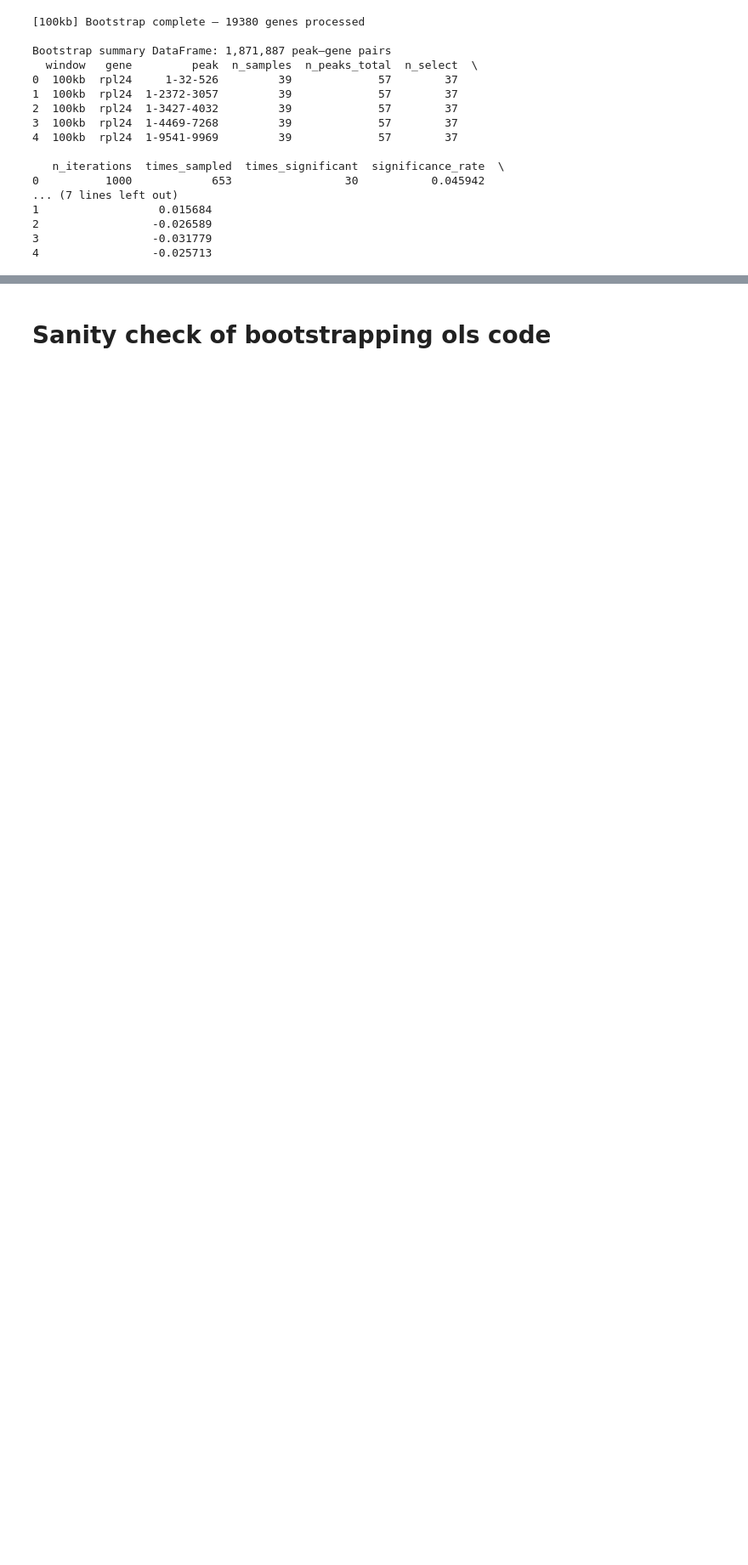
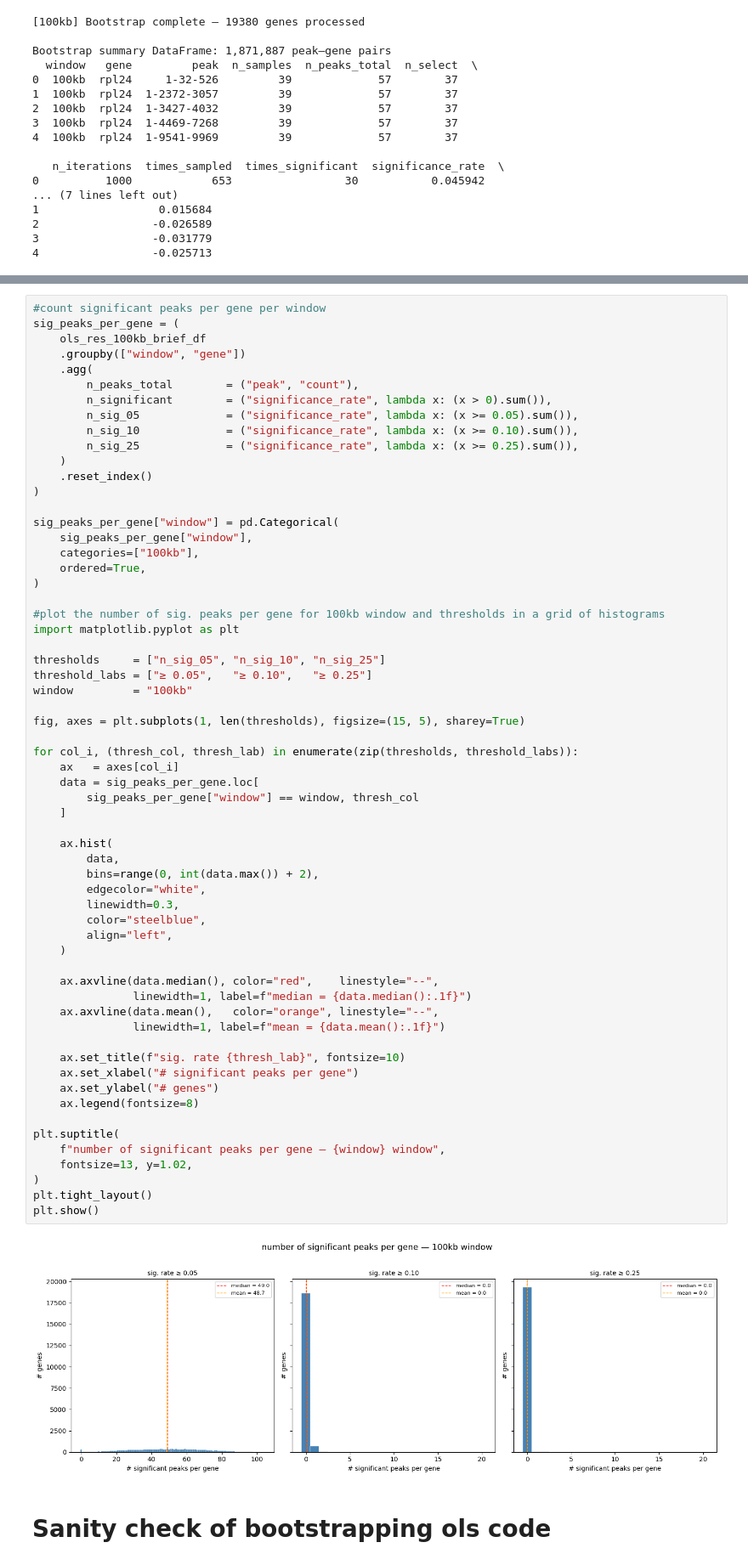
Before and after one commit to smin07/BA, a Jupyter notebook: notebooks/RNA_ATAC_ols_lm_ct.ipynb, the cells around one changed output, grey strips where cells are left out. Shown at 85% size. Drawn from its saved outputs; the diff is of its cells as text; blank space fills up the shorter version.

```diff
--- a/notebooks/RNA_ATAC_ols_lm_ct.ipynb
+++ b/notebooks/RNA_ATAC_ols_lm_ct.ipynb
@@ -1576,3 +960,66 @@ Bootstrap summary DataFrame: 1,871,887 peak–gene pairs
+# %%
+#count significant peaks per gene per window
+sig_peaks_per_gene = (
+    ols_res_100kb_brief_df
+    .groupby(["window", "gene"])
+    .agg(
+        n_peaks_total        = ("peak", "count"),
+        n_significant        = ("significance_rate", lambda x: (x > 0).sum()),
+        n_sig_05             = ("significance_rate", lambda x: (x >= 0.05).sum()),
+        n_sig_10             = ("significance_rate", lambda x: (x >= 0.10).sum()),
+        n_sig_25             = ("significance_rate", lambda x: (x >= 0.25).sum()),
+    )
+    .reset_index()
+)
+
+sig_peaks_per_gene["window"] = pd.Categorical(
+    sig_peaks_per_gene["window"],
+    categories=["100kb"],
+    ordered=True,
+)
+
+#plot the number of sig. peaks per gene for 100kb window and thresholds in a grid of histograms
+import matplotlib.pyplot as plt
+
+thresholds     = ["n_sig_05", "n_sig_10", "n_sig_25"]
+threshold_labs = ["≥ 0.05",   "≥ 0.10",   "≥ 0.25"]
+window         = "100kb"
+
+fig, axes = plt.subplots(1, len(thresholds), figsize=(15, 5), sharey=True)
+
+for col_i, (thresh_col, thresh_lab) in enumerate(zip(thresholds, threshold_labs)):
+    ax   = axes[col_i]
+    data = sig_peaks_per_gene.loc[
+        sig_peaks_per_gene["window"] == window, thresh_col
+    ]
+
+    ax.hist(
+        data,
+        bins=range(0, int(data.max()) + 2),
+        edgecolor="white",
+        linewidth=0.3,
+        color="steelblue",
+        align="left",
+    )
+
+    ax.axvline(data.median(), color="red",    linestyle="--",
+               linewidth=1, label=f"median = {data.median():.1f}")
+    ax.axvline(data.mean(),   color="orange", linestyle="--",
+               linewidth=1, label=f"mean = {data.mean():.1f}")
+
+    ax.set_title(f"sig. rate {thresh_lab}", fontsize=10)
+    ax.set_xlabel("# significant peaks per gene")
+    ax.set_ylabel("# genes")
+    ax.legend(fontsize=8)
+
+plt.suptitle(
+    f"number of significant peaks per gene — {window} window",
+    fontsize=13, y=1.02,
+)
+plt.tight_layout()
+plt.show()
+# %% [output]
+[figure, added]
 # %% [markdown]
 # Sanity check of bootstrapping ols code
 # %%
```
Also changed, not shown: parts of 53 cells of this notebook, 1 other file.
